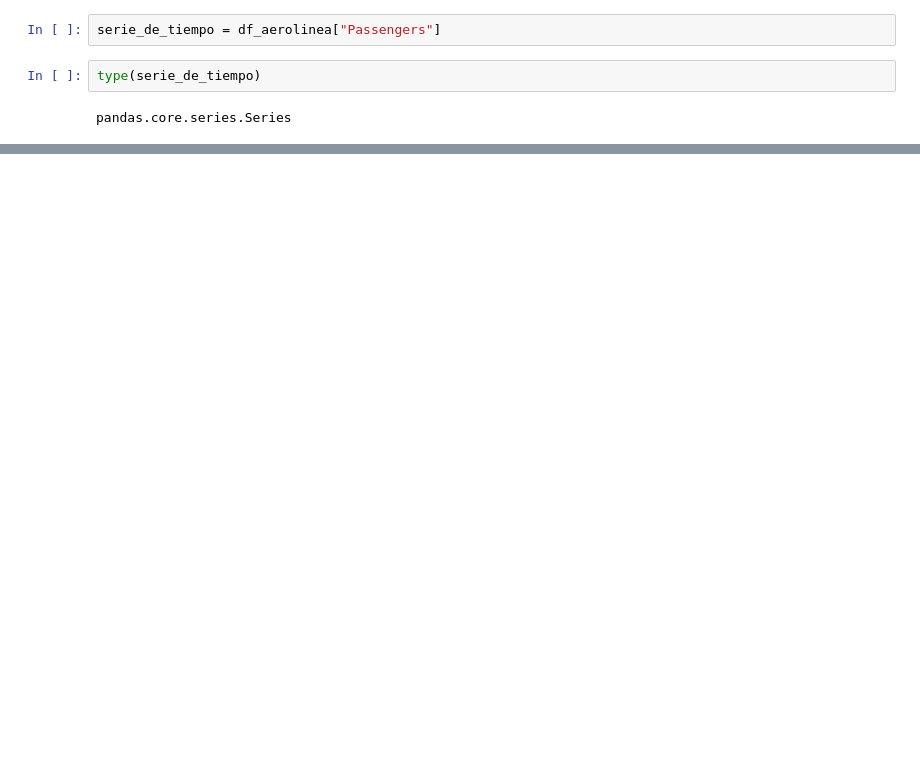
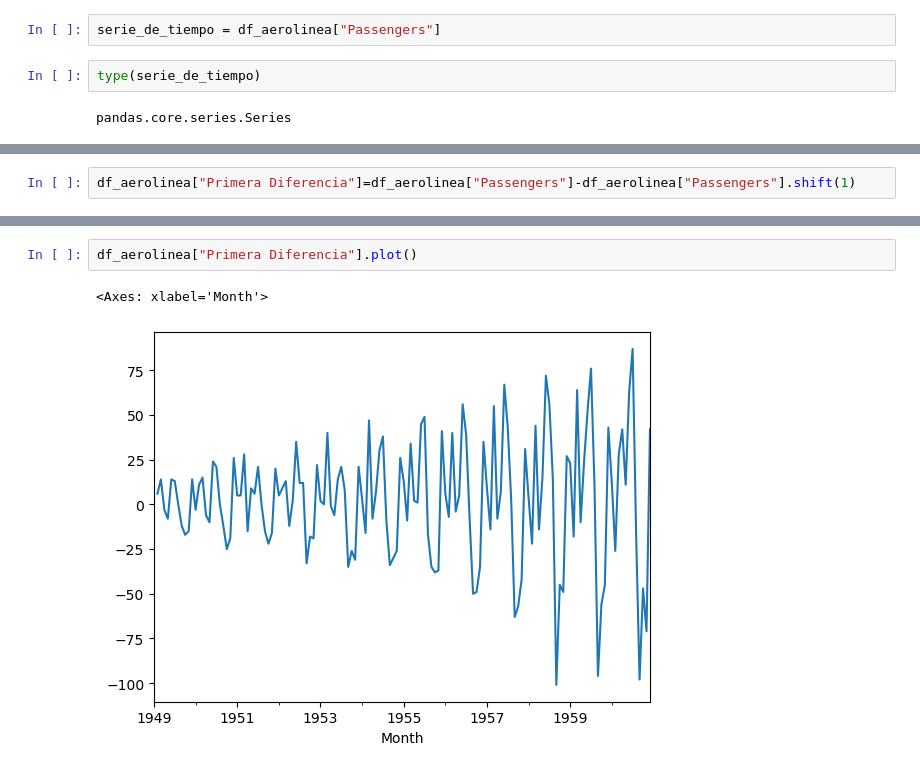
Before and after one commit to dparedes616/Series-de-Tiempo, a Jupyter notebook: ARIMA.ipynb, the cells around one changed output, grey strips where cells are left out. Drawn from its saved outputs; the diff is of its cells as text; blank space fills up the shorter version.

Commit message:
Diferencias

```diff
--- a/ARIMA.ipynb
+++ b/ARIMA.ipynb
@@ -144,0 +236,2 @@ plt.show()
+# %%
+df_aerolinea["Primera Diferencia"]=df_aerolinea["Passengers"]-df_aerolinea["Passengers"].shift(1)
@@ -144,0 +248,5 @@ plt.show()
+# %%
+df_aerolinea["Primera Diferencia"].plot()
+# %% [output]
+<Axes: xlabel='Month'>
+[figure, added]
```
Also changed, not shown: parts of 37 cells of this notebook.
